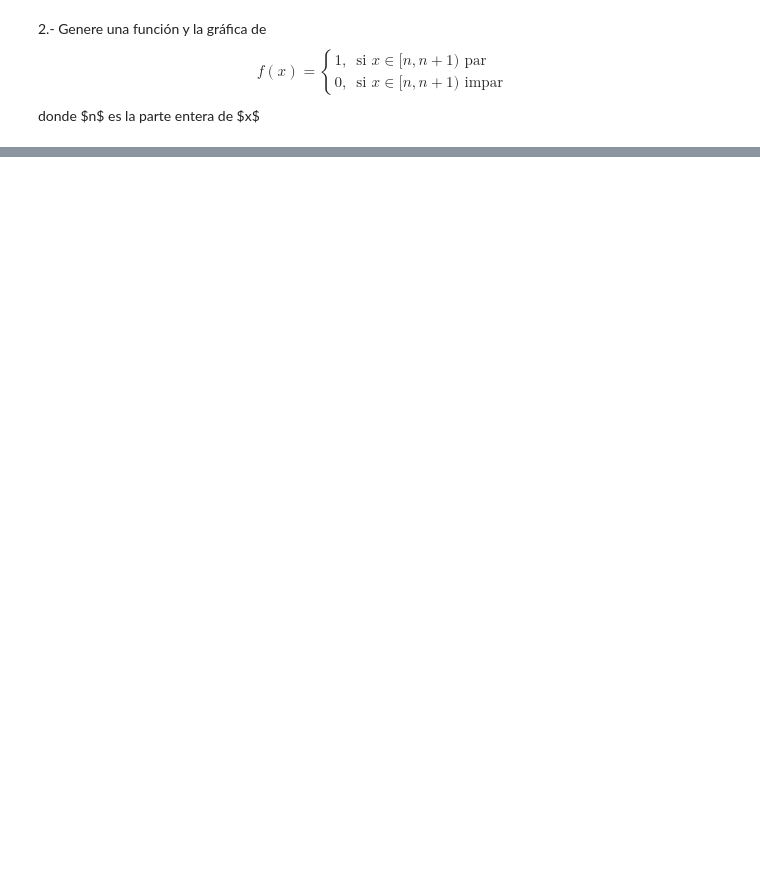
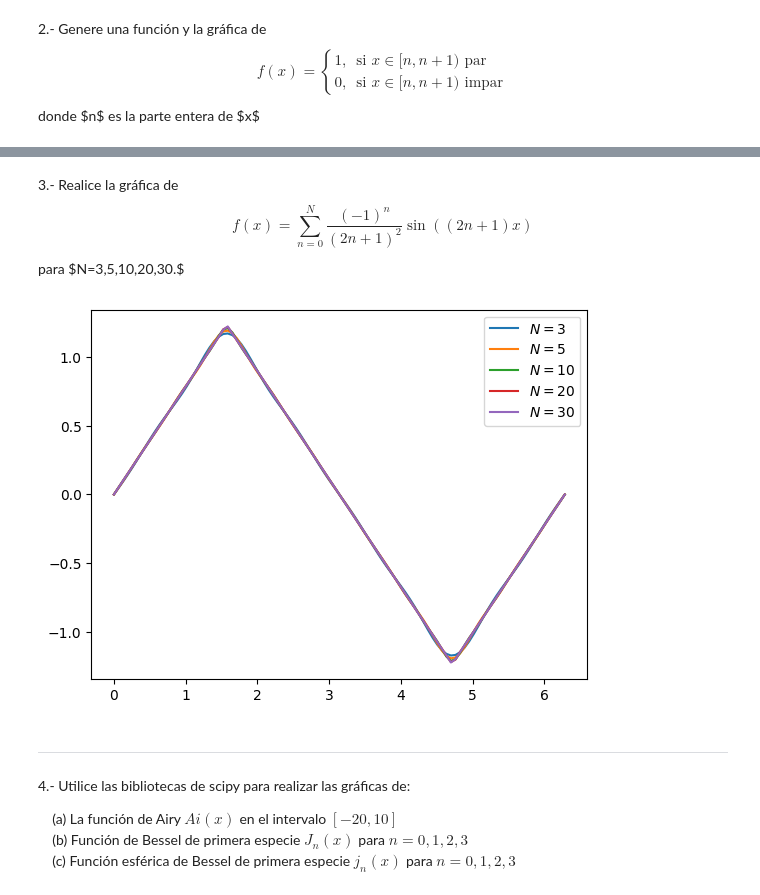
Before and after one commit to karla-veronicalara/computacional, a Jupyter notebook: Lara Cruz Karla Verónica_ Tarea1.ipynb, the cells around one changed output, grey strips where cells are left out. Drawn from its saved outputs; the diff is of its cells as text; code cells hidden in the pictures; blank space fills up the shorter version.

```diff
--- a/Lara Cruz Karla Verónica_ Tarea1.ipynb
+++ b/Lara Cruz Karla Verónica_ Tarea1.ipynb
@@ -51,0 +63,46 @@ Y = f(x)
+# %% [markdown]
+3.- Realice la gráfica de
+$$
+f(x)=\sum_{n=0}^{N} \frac{(-1)^n}{(2n+1)^2}\sin((2n+1)x)
+$$
+para \$N=3,5,10,20,30.\$
+# %%
+def f2(X,N):
+    y = np.zeros_like(X)
+    for i in range(len(X)):
+        a = 0
+        x = X[i]
+        for j in range(N+1):   #Nos asegura que la suma vaya de 0 hasta N
+            a = a + ((-1)**j / (2*j + 1)**2)*np.sin((2*j + 1)*x)
+        y[i] = a
+    return y
+# %%
+#
+x = np.linspace(0,2*np.pi,100)
+N1, N2, N3, N4, N5 = 3, 5, 10, 20, 30
+
+y1 = f2(x,N1)
+y2 = f2(x,N2)
+y3 = f2(x,N3)
+y4 = f2(x,N4)
+y5 = f2(x,N5)
+
+#Generación de gráficas
+plt.plot(x,y1, label=r'$N=3$')
+plt.plot(x,y2, label=r'$N=5$')
+plt.plot(x,y3, label=r'$N=10$')
+plt.plot(x,y4, label=r'$N=20$')
+plt.plot(x,y5, label=r'$N=30$')
+
+plt.legend()
+plt.show()
+# %% [output]
+[figure, added]
+# %% [markdown]
+ ____________
+# %% [markdown]
+4.- Utilice las bibliotecas de scipy para realizar las gráficas de:
+
+&nbsp;&nbsp;&nbsp;&nbsp;(a) La función de Airy $Ai(x)$ en el intervalo $[-20, 10]$
+&nbsp;&nbsp;&nbsp;&nbsp;(b) Función de Bessel de primera especie $J_n(x)$ para $n = 0, 1, 2, 3$
+&nbsp;&nbsp;&nbsp;&nbsp;(c) Función esférica de Bessel de primera especie $j_n(x)$ para $n = 0, 1, 2, 3$
```
Also changed, not shown: parts of 6 cells of this notebook.
